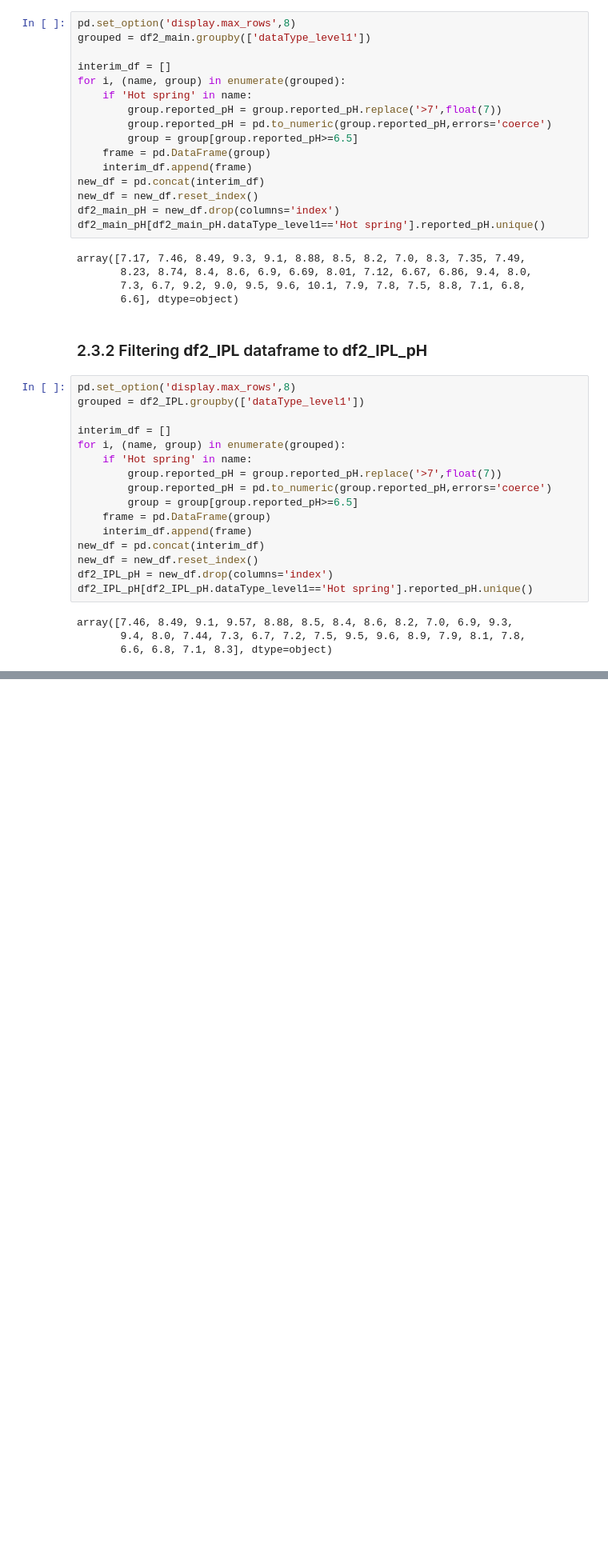
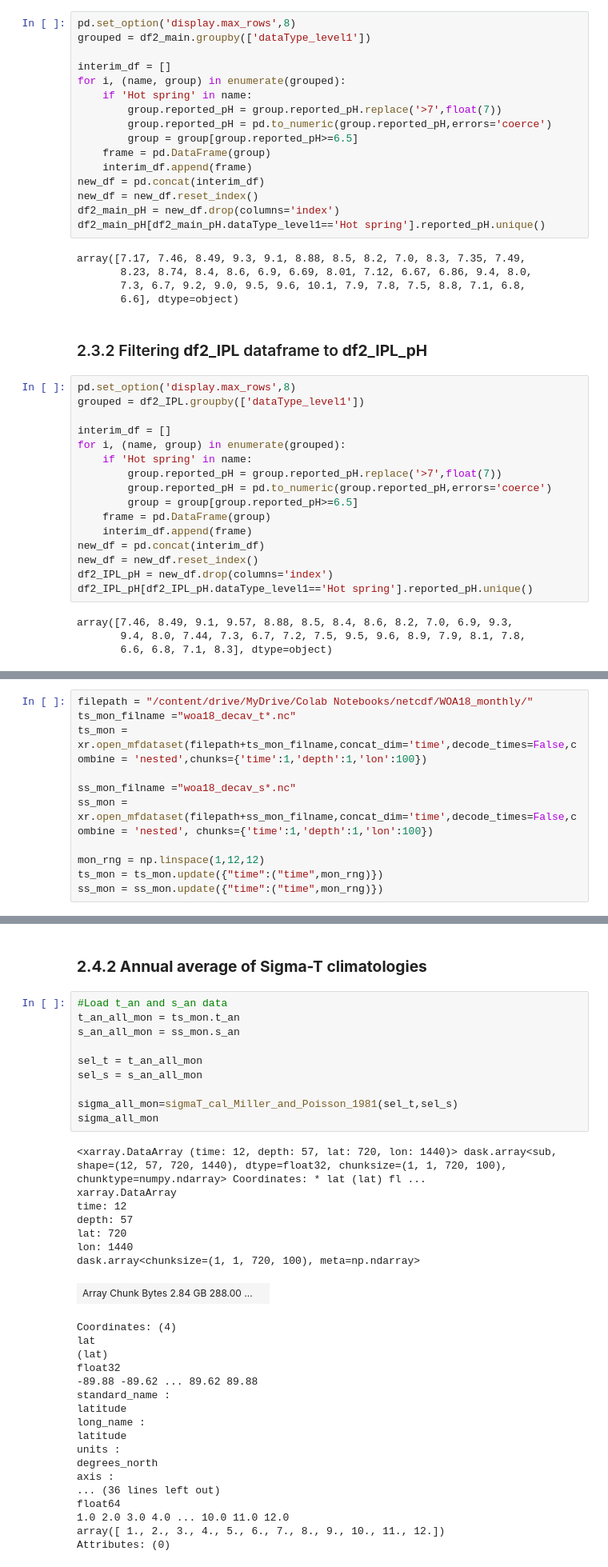
Before and after one commit to PaleoLipidRR/marine-AOA-GDGT-distribution, a Jupyter notebook: PNAS_pythonCodeS1_BeyondTEX86_preprocessing_RR.ipynb, the cells around one changed output, grey strips where cells are left out. Shown at 80% size. Drawn from its saved outputs; the diff is of its cells as text; blank space fills up the shorter version.

```diff
--- a/PNAS_pythonCodeS1_BeyondTEX86_preprocessing_RR.ipynb
+++ b/PNAS_pythonCodeS1_BeyondTEX86_preprocessing_RR.ipynb
@@ -410,0 +433,11 @@ array([7.46, 8.49, 9.1, 9.57, 8.88, 8.5, 8.4, 8.6, 8.2, 7.0, 6.9, 9.3,
+# %%
+filepath = "/content/drive/MyDrive/Colab Notebooks/netcdf/WOA18_monthly/"
+ts_mon_filname ="woa18_decav_t*.nc"
+ts_mon = xr.open_mfdataset(filepath+ts_mon_filname,concat_dim='time',decode_times=False,combine = 'nested',chunks={'time':1,'depth':1,'lon':100})
+
+ss_mon_filname ="woa18_decav_s*.nc"
+ss_mon = xr.open_mfdataset(filepath+ss_mon_filname,concat_dim='time',decode_times=False,combine = 'nested', chunks={'time':1,'depth':1,'lon':100})
+
+mon_rng = np.linspace(1,12,12)
+ts_mon = ts_mon.update({"time":("time",mon_rng)})
+ss_mon = ss_mon.update({"time":("time",mon_rng)})
@@ -410,0 +486,38 @@ array([7.46, 8.49, 9.1, 9.57, 8.88, 8.5, 8.4, 8.6, 8.2, 7.0, 6.9, 9.3,
+# %% [markdown]
+### **2.4.2 Annual average of Sigma-T climatologies**
+# %%
+#Load t_an and s_an data
+t_an_all_mon = ts_mon.t_an
+s_an_all_mon = ss_mon.s_an
+
+sel_t = t_an_all_mon
+sel_s = s_an_all_mon
+
+sigma_all_mon=sigmaT_cal_Miller_and_Poisson_1981(sel_t,sel_s)
+sigma_all_mon
+# %% [output]
+<xarray.DataArray (time: 12, depth: 57, lat: 720, lon: 1440)> dask.array<sub, shape=(12, 57, 720, 1440), dtype=float32, chunksize=(1, 1, 720, 100), chunktype=numpy.ndarray> Coordinates: * lat (lat) fl ...
+xarray.DataArray
+time: 12
+depth: 57
+lat: 720
+lon: 1440
+dask.array<chunksize=(1, 1, 720, 100), meta=np.ndarray>
+| Array Chunk Bytes 2.84 GB 288.00 ... |  |
+Coordinates: (4)
+lat
+(lat)
+float32
+-89.88 -89.62 ... 89.62 89.88
+standard_name :
+latitude
+long_name :
+latitude
+units :
+degrees_north
+axis :
+... (36 lines left out)
+float64
+1.0 2.0 3.0 4.0 ... 10.0 11.0 12.0
+array([ 1., 2., 3., 4., 5., 6., 7., 8., 9., 10., 11., 12.])
+Attributes: (0)
```
Also changed, not shown: parts of 9 cells of this notebook.
